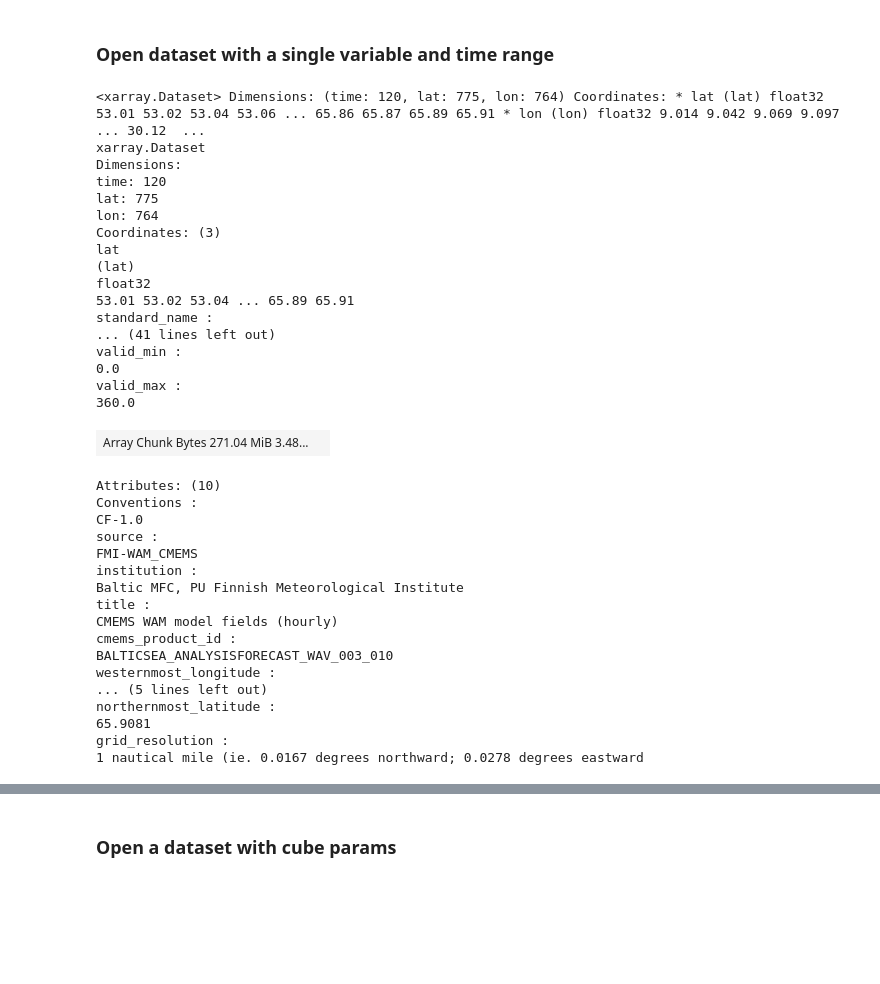
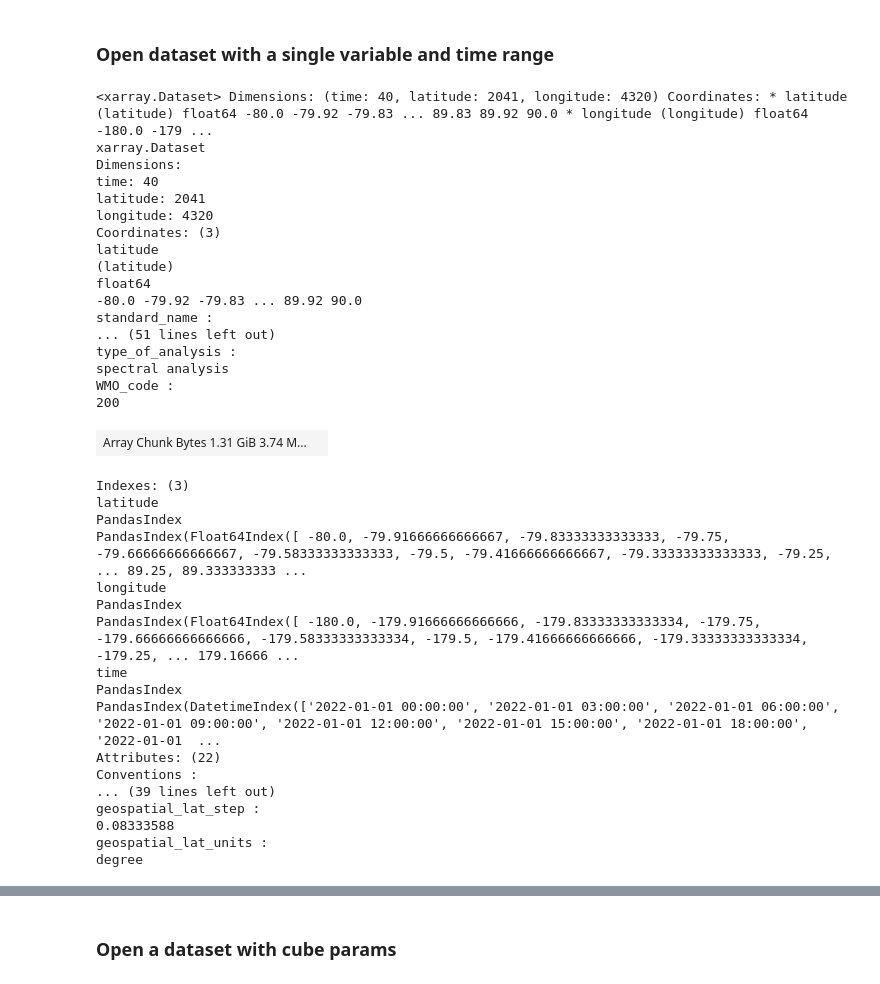
Before and after one commit to xcube-dev/xcube-cmems, a Jupyter notebook: examples/notebooks/cmems_ds_example.ipynb, the cells around one changed output, grey strips where cells are left out. Saved outputs shown, nothing was run; the diff lists cells and outputs as text; code cells hidden in the pictures; blank space fills up the shorter version.

```diff
--- a/examples/notebooks/cmems_ds_example.ipynb
+++ b/examples/notebooks/cmems_ds_example.ipynb
@@ -123,44 +126,44 @@ valid_max :
 # %% [markdown]
 ### Open dataset with a single variable and time range
 # %%
-ds = cmems_store.open_data('dataset-bal-analysis-forecast-wav-hourly','dataset:zarr:cmems',variable_names=['VMDR'],time_range=('2022-01-01','2022-01-05'))
+ds = cmems_store.open_data('cmems_mod_glo_wav_anfc_0.083deg_PT3H-i','dataset:zarr:cmems',variable_names=['VMDR'],time_range=('2022-01-01','2022-01-05'))
 ds
 # %% [output]
-<xarray.Dataset> Dimensions: (time: 120, lat: 775, lon: 764) Coordinates: * lat (lat) float32 53.01 53.02 53.04 53.06 ... 65.86 65.87 65.89 65.91 * lon (lon) float32 9.014 9.042 9.069 9.097 ... 30.12  ...
+<xarray.Dataset> Dimensions: (time: 40, latitude: 2041, longitude: 4320) Coordinates: * latitude (latitude) float64 -80.0 -79.92 -79.83 ... 89.83 89.92 90.0 * longitude (longitude) float64 -180.0 -179 ...
 xarray.Dataset
 Dimensions:
-time: 120
-lat: 775
-lon: 764
+time: 40
+latitude: 2041
+longitude: 4320
 Coordinates: (3)
-lat
-(lat)
-float32
-53.01 53.02 53.04 ... 65.89 65.91
+latitude
+(latitude)
+float64
+-80.0 -79.92 -79.83 ... 89.92 90.0
 standard_name :
-... (41 lines left out)
-valid_min :
-0.0
-valid_max :
-360.0
+... (51 lines left out)
+type_of_analysis :
+spectral analysis
+WMO_code :
+200
-| Array Chunk Bytes 271.04 MiB 3.48... |  |
+| Array Chunk Bytes 1.31 GiB 3.74 M... |  |
-Attributes: (10)
+Indexes: (3)
+latitude
+PandasIndex
+PandasIndex(Float64Index([ -80.0, -79.91666666666667, -79.83333333333333, -79.75, -79.66666666666667, -79.58333333333333, -79.5, -79.41666666666667, -79.33333333333333, -79.25, ... 89.25, 89.333333333 ...
+longitude
+PandasIndex
+PandasIndex(Float64Index([ -180.0, -179.91666666666666, -179.83333333333334, -179.75, -179.66666666666666, -179.58333333333334, -179.5, -179.41666666666666, -179.33333333333334, -179.25, ... 179.16666 ...
+time
+PandasIndex
+PandasIndex(DatetimeIndex(['2022-01-01 00:00:00', '2022-01-01 03:00:00', '2022-01-01 06:00:00', '2022-01-01 09:00:00', '2022-01-01 12:00:00', '2022-01-01 15:00:00', '2022-01-01 18:00:00', '2022-01-01  ...
+Attributes: (22)
 Conventions :
-CF-1.0
-source :
-FMI-WAM_CMEMS
-institution :
-Baltic MFC, PU Finnish Meteorological Institute
-title :
-CMEMS WAM model fields (hourly)
-cmems_product_id :
-BALTICSEA_ANALYSISFORECAST_WAV_003_010
-westernmost_longitude :
-... (5 lines left out)
-northernmost_latitude :
-65.9081
-grid_resolution :
-1 nautical mile (ie. 0.0167 degrees northward; 0.0278 degrees eastward
+... (39 lines left out)
+geospatial_lat_step :
+0.08333588
+geospatial_lat_units :
+degree
 # %%
 ds.VMDR[0].plot(figsize=(10, 10))
 # %% [output]
```
Also changed, not shown: parts of 15 cells of this notebook, 2 other files.
